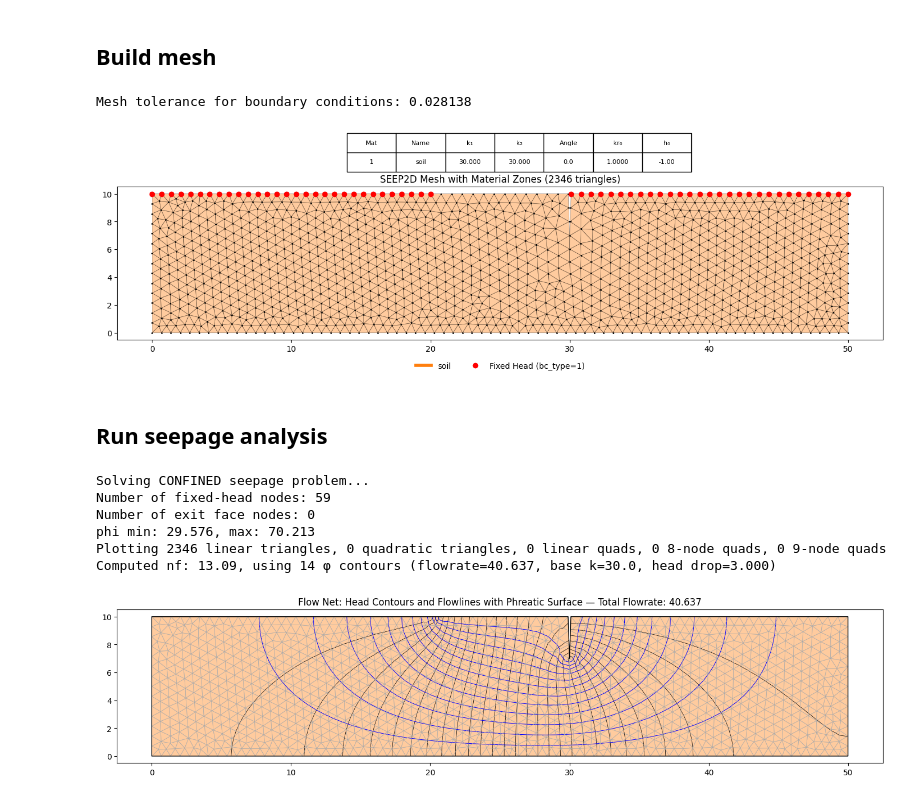
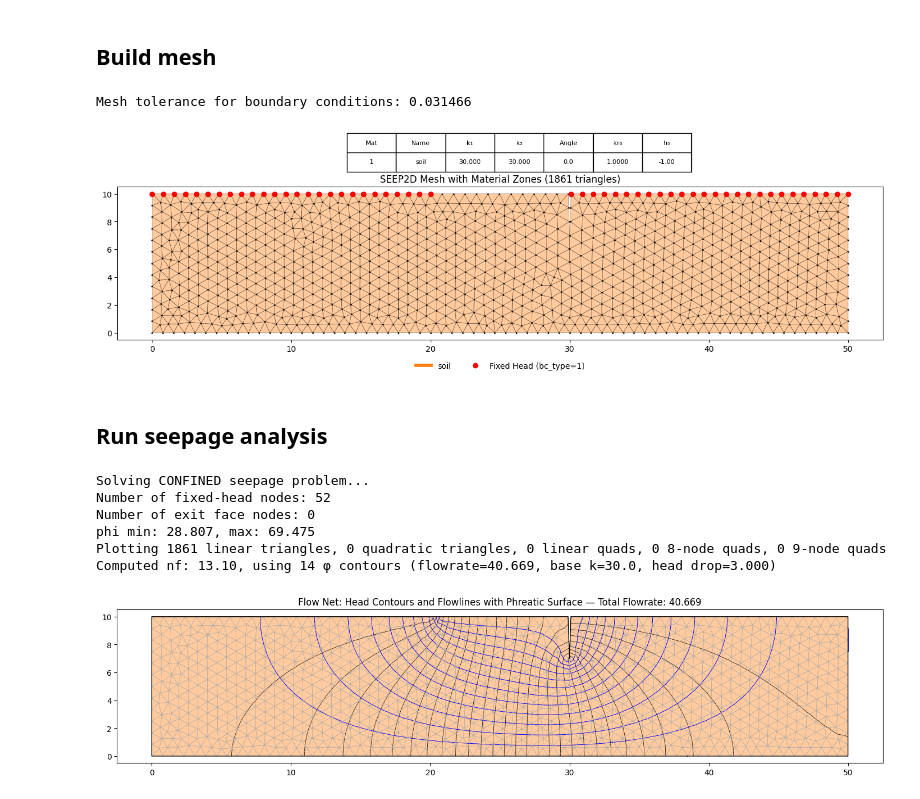
Before and after one commit to njones61/xslope, a Jupyter notebook: docs/seepage/xslope_seep.ipynb, the cells around one changed output. Cells and saved outputs as stored; diff of their text form; code cells hidden in the pictures.

Commit message:
added element size field to form

```diff
--- a/docs/seepage/xslope_seep.ipynb
+++ b/docs/seepage/xslope_seep.ipynb
@@ -47,23 +47,20 @@ plot_inputs(slope_data)
 # %%
 # @title Select element type {"run":"auto"}
 elem_type = "tri3" # @param ["tri3","tri6","quad4","quad8","quad9"]
+elem_size = .75 # @param {"type":"number"}
 # %% [markdown]
 ## Build mesh
 # %%
 polygons = build_polygons(slope_data)
 
-# find the x-range of the ground_surface and use it to set the target size
-x_range = [min(x for x, _ in slope_data['ground_surface'].coords), max(x for x, _ in slope_data['ground_surface'].coords)]
-target_size = (x_range[1] - x_range[0]) / 75
-
-mesh = build_mesh_from_polygons(polygons, target_size, elem_type)
+mesh = build_mesh_from_polygons(polygons, elem_size, elem_type)
 
 seep_data = build_seep_data(mesh, slope_data)
 
 plot_seep_data(seep_data, show_nodes=True, show_bc=True, material_table=True, label_elements=False, label_nodes=False)
 # %% [output]
-Mesh tolerance for boundary conditions: 0.028138
+Mesh tolerance for boundary conditions: 0.031466
-[figure, old version]
+[figure, new version]
 # %% [markdown]
 ## Run seepage analysis
 # %%
@@ -72,9 +69,9 @@ solution = run_seepage_analysis(seep_data)
 plot_seep_solution(seep_data, solution, levels=30, base_mat=1, fill_contours=False, phreatic=True)
 # %% [output]
 Solving CONFINED seepage problem...
-Number of fixed-head nodes: 59
+Number of fixed-head nodes: 52
 Number of exit face nodes: 0
-phi min: 29.576, max: 70.213
-Plotting 2346 linear triangles, 0 quadratic triangles, 0 linear quads, 0 8-node quads, 0 9-node quads
-Computed nf: 13.09, using 14 φ contours (flowrate=40.637, base k=30.0, head drop=3.000)
+phi min: 28.807, max: 69.475
+Plotting 1861 linear triangles, 0 quadratic triangles, 0 linear quads, 0 8-node quads, 0 9-node quads
+Computed nf: 13.10, using 14 φ contours (flowrate=40.669, base k=30.0, head drop=3.000)
 [figure]
```
